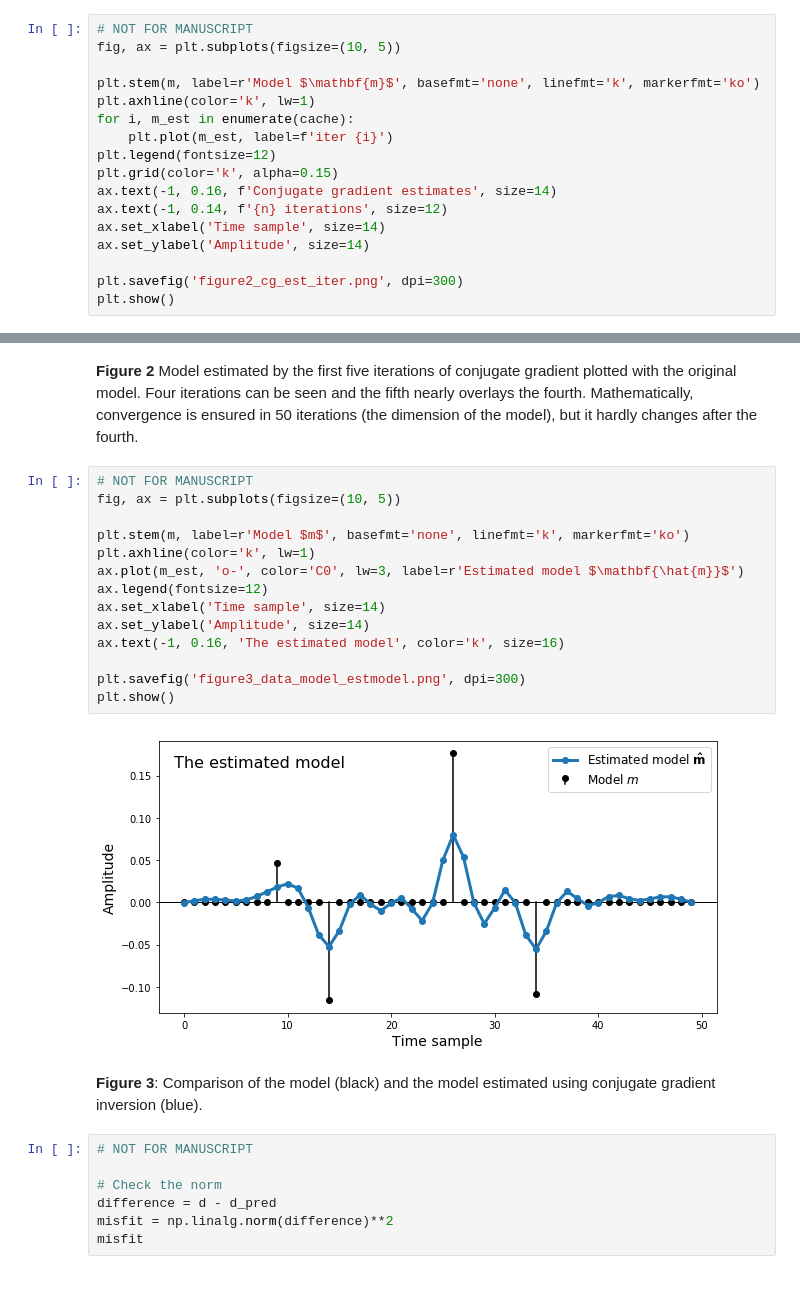
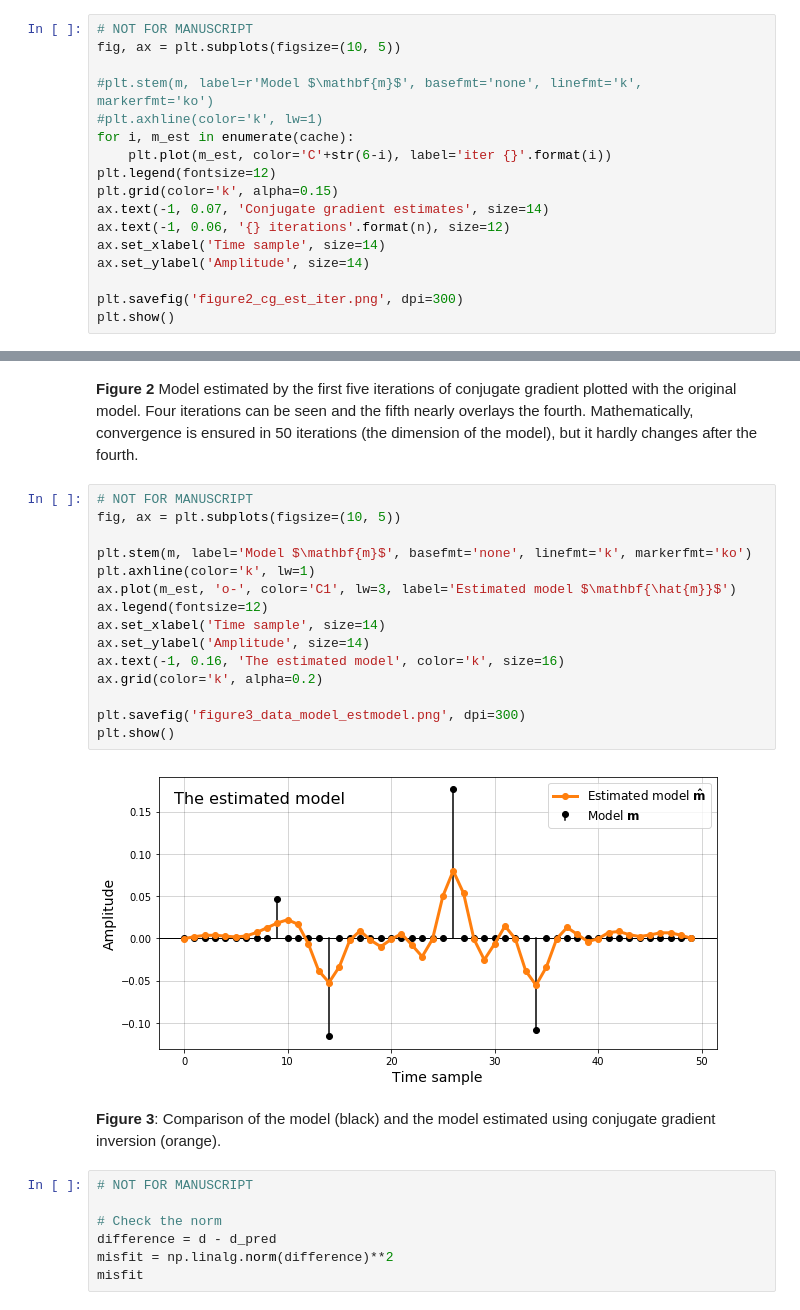
Before and after one commit to seg/tutorials-2018, a Jupyter notebook: 1804_Conjugate_gradient_inversion/conjugate_gradient_MS.ipynb, the cells around one changed output, grey strips where cells are left out. Saved outputs shown, nothing was run; the diff lists cells and outputs as text.

```diff
--- a/1804_Conjugate_gradient_inversion/conjugate_gradient_MS.ipynb
+++ b/1804_Conjugate_gradient_inversion/conjugate_gradient_MS.ipynb
@@ -293,14 +294,14 @@ The Jupyter notebook provided with this tutorial further explores finding least-
 # NOT FOR MANUSCRIPT
 fig, ax = plt.subplots(figsize=(10, 5))
 
-plt.stem(m, label=r'Model $\mathbf{m}$', basefmt='none', linefmt='k', markerfmt='ko')
-plt.axhline(color='k', lw=1)
+#plt.stem(m, label=r'Model $\mathbf{m}$', basefmt='none', linefmt='k', markerfmt='ko')
+#plt.axhline(color='k', lw=1)
 for i, m_est in enumerate(cache):
-    plt.plot(m_est, label=f'iter {i}')
+    plt.plot(m_est, color='C'+str(6-i), label='iter {}'.format(i))
 plt.legend(fontsize=12)
 plt.grid(color='k', alpha=0.15)
-ax.text(-1, 0.16, f'Conjugate gradient estimates', size=14)
-ax.text(-1, 0.14, f'{n} iterations', size=12)
+ax.text(-1, 0.07, 'Conjugate gradient estimates', size=14)
+ax.text(-1, 0.06, '{} iterations'.format(n), size=12)
 ax.set_xlabel('Time sample', size=14)
 ax.set_ylabel('Amplitude', size=14)
 
@@ -313,21 +314,22 @@ plt.show()
 # %%
 # NOT FOR MANUSCRIPT
 fig, ax = plt.subplots(figsize=(10, 5))
 
-plt.stem(m, label=r'Model $m$', basefmt='none', linefmt='k', markerfmt='ko')
+plt.stem(m, label='Model $\mathbf{m}$', basefmt='none', linefmt='k', markerfmt='ko')
 plt.axhline(color='k', lw=1)
-ax.plot(m_est, 'o-', color='C0', lw=3, label=r'Estimated model $\mathbf{\hat{m}}$')
+ax.plot(m_est, 'o-', color='C1', lw=3, label='Estimated model $\mathbf{\hat{m}}$')
 ax.legend(fontsize=12)
 ax.set_xlabel('Time sample', size=14)
 ax.set_ylabel('Amplitude', size=14)
 ax.text(-1, 0.16, 'The estimated model', color='k', size=16)
+ax.grid(color='k', alpha=0.2)
 
 plt.savefig('figure3_data_model_estmodel.png', dpi=300)
 plt.show()
 # %% [output]
-[figure, old version]
+[figure, new version]
 # %% [markdown]
-__Figure 3__: Comparison of the model (black) and the model estimated using conjugate gradient inversion (blue).
+__Figure 3__: Comparison of the model (black) and the model estimated using conjugate gradient inversion (orange).
 # %%
 # NOT FOR MANUSCRIPT
 
```
Also changed, not shown: parts of 9 cells of this notebook, 5 other files.
